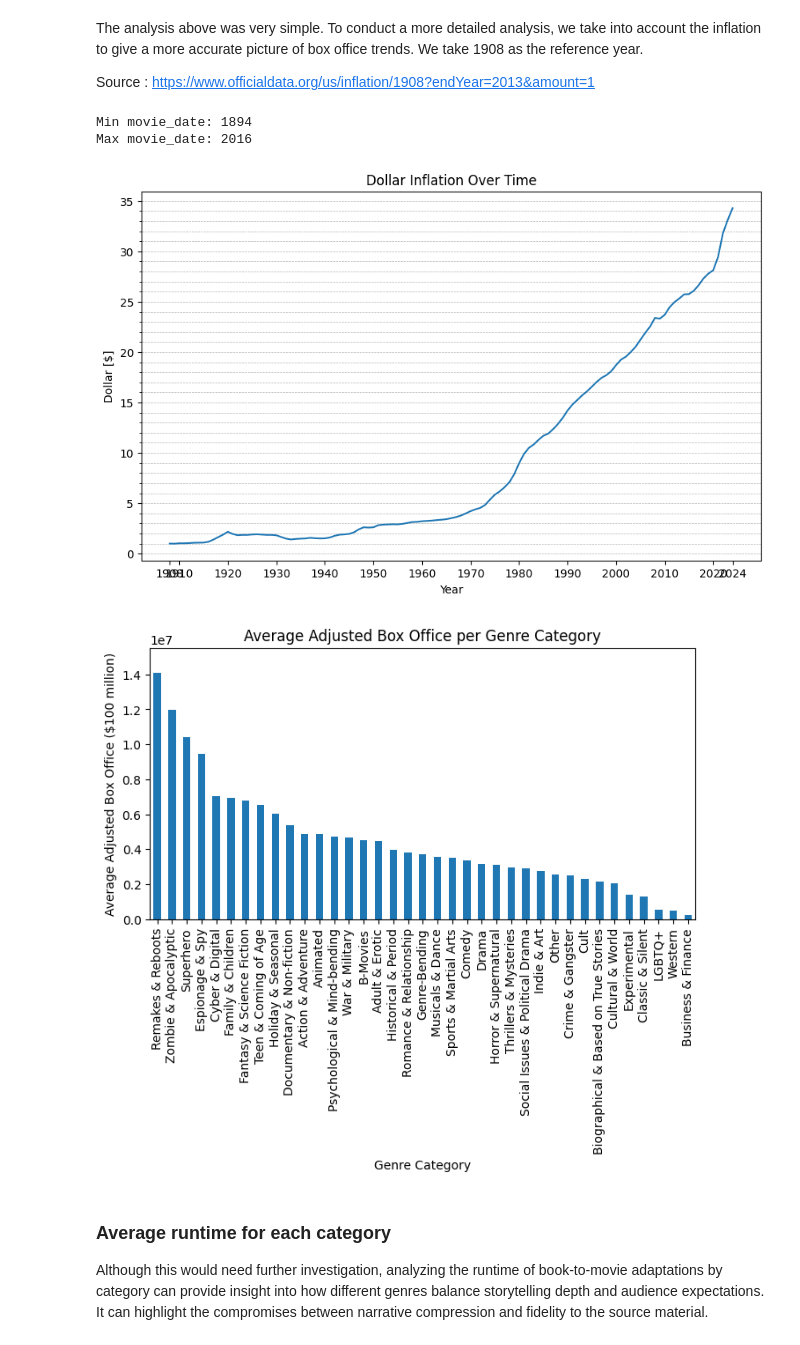
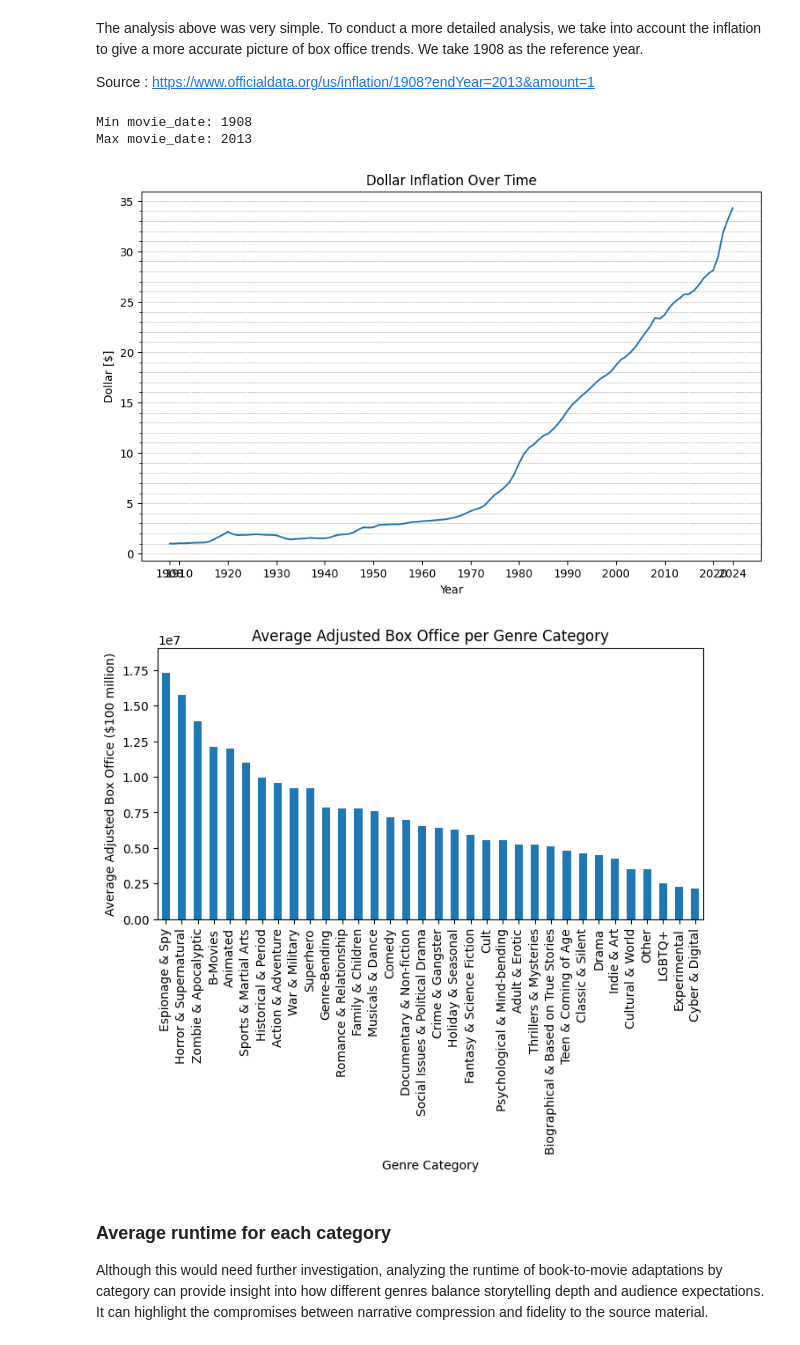
Before and after one commit to epfl-ada/ada-2024-project-padamalgame, a Jupyter notebook: results.ipynb, the cells around one changed output. Cells and saved outputs as stored; diff of their text form; code cells hidden in the pictures.

```diff
--- a/results.ipynb
+++ b/results.ipynb
@@ -188,6 +189,6 @@ Which categories of book adaptations are gaining popularity over time?
 # %%
 genre_categories = load_genre_categories('data/genre_categories.json')
 # %%
-df_genres_exploded = explode_MovieGenre(df.copy())
+adapted_movies_genres_exploded = explode_MovieGenre(adapted_movies.copy())
 # %%
 # Calculate the average movie date for each genre category
@@ -250,8 +251,8 @@ Source : https://www.officialdata.org/us/inflation/1908?endYear=2013&amount=1
 # %%
 from matplotlib.ticker import AutoMinorLocator
 
-min_date = df['MovieYear'].min()
-max_date = df['MovieYear'].max()
+min_date = adapted_movies['MovieYear'].min()
+max_date = adapted_movies['MovieYear'].max()
 
 print(f"Min movie_date: {min_date}")
 print(f"Max movie_date: {max_date}")
@@ -270,40 +271,40 @@ plt.gca().yaxis.set_minor_locator(AutoMinorLocator())
 plt.xticks(list(range(1910, 2024, 10)) + [1908, 2024])  # Set x-ticks every 10 years, plus 1908 and 2024
 plt.show()
 # %% [output]
-Min movie_date: 1894
-Max movie_date: 2016
+Min movie_date: 1908
+Max movie_date: 2013
 [figure]
 # %%
-# Merge df_genres_exploded with inflation_data on the column movie_date and year
-df_merged_genres_inflation = pd.merge(df_genres_exploded, inflation_data, left_on='MovieYear', right_on='year')
+# Merge adapted_movies_genres_exploded with inflation_data on the column movie_date and year
+adapted_movies_genres_adjusted_inflation = pd.merge(adapted_movies_genres_exploded, inflation_data, left_on='MovieYear', right_on='year')
 
 # Calculate the adjusted box office for each movie
-df_merged_genres_inflation['MovieAdjustedBoxOffice'] = df_merged_genres_inflation['MovieBoxOffice'] / df_merged_genres_inflation['inflation']
+adapted_movies_genres_adjusted_inflation['MovieAdjustedBoxOffice'] = adapted_movies_genres_adjusted_inflation['MovieBoxOffice'] / adapted_movies_genres_adjusted_inflation['inflation']
 
 # Calculate the average adjusted box office for each genre category
-average_adjusted_box_office = df_merged_genres_inflation.dropna(subset=['MovieAdjustedBoxOffice']).groupby('MovieGenre')['MovieAdjustedBoxOffice'].mean()
+average_adjusted_box_office = adapted_movies_genres_adjusted_inflation.dropna(subset=['MovieAdjustedBoxOffice']).groupby('MovieGenre')['MovieAdjustedBoxOffice'].mean()
 
 # Map genres to categories
 average_adjusted_box_office_category = average_adjusted_box_office.reset_index()
 average_adjusted_box_office_category['MovieCategory'] = average_adjusted_box_office_category['MovieGenre'].map(lambda x: next((k for k, v in genre_categories.items() if x in v), 'Other'))
 
 # Calculate the average adjusted box office for each category
 average_adjusted_box_office_category = average_adjusted_box_office_category.groupby('MovieCategory')['MovieAdjustedBoxOffice'].mean()
 
 # Sort the average adjusted box office by descending order
 average_adjusted_box_office_category = average_adjusted_box_office_category.sort_values(ascending=False)
 
 # Plot the average adjusted box office for each genre category
 plt.figure(figsize=(8, 4))
 average_adjusted_box_office_category.plot(kind='bar')
 plt.title('Average Adjusted Box Office per Genre Category')
 plt.xlabel('Genre Category')
 plt.ylabel('Average Adjusted Box Office ($100 million)')
 plt.xticks(rotation=90)
 plt.ylim(0, average_adjusted_box_office_category.max() + average_adjusted_box_office_category.max()/10)
 plt.show()
 # %% [output]
-[figure, old version]
+[figure, new version]
 # %% [markdown]
 ### Average runtime for each category
 Although this would need further investigation, analyzing the runtime of book-to-movie adaptations by category can provide insight into how different genres balance storytelling depth and audience expectations. It can highlight the compromises between narrative compression and fidelity to the source material.
```
Also changed, not shown: parts of 17 cells of this notebook.
